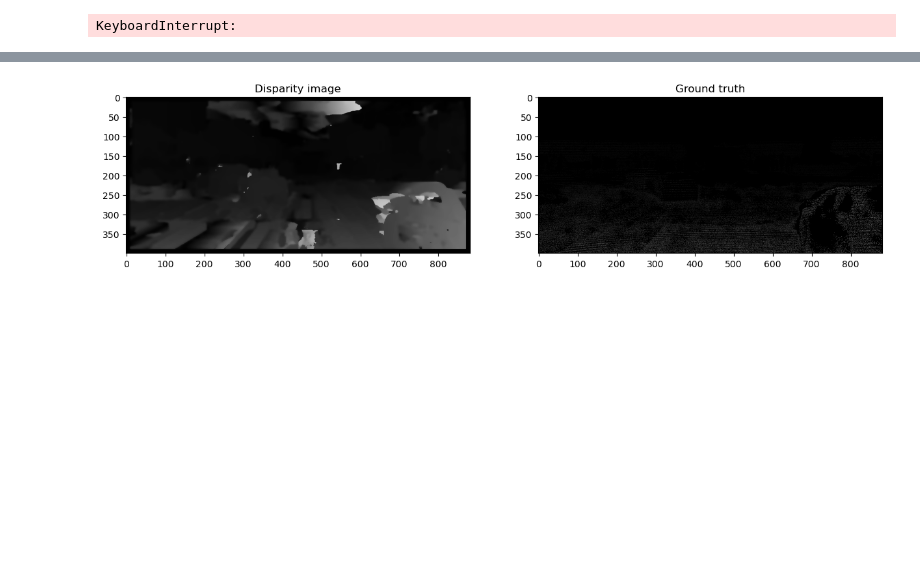
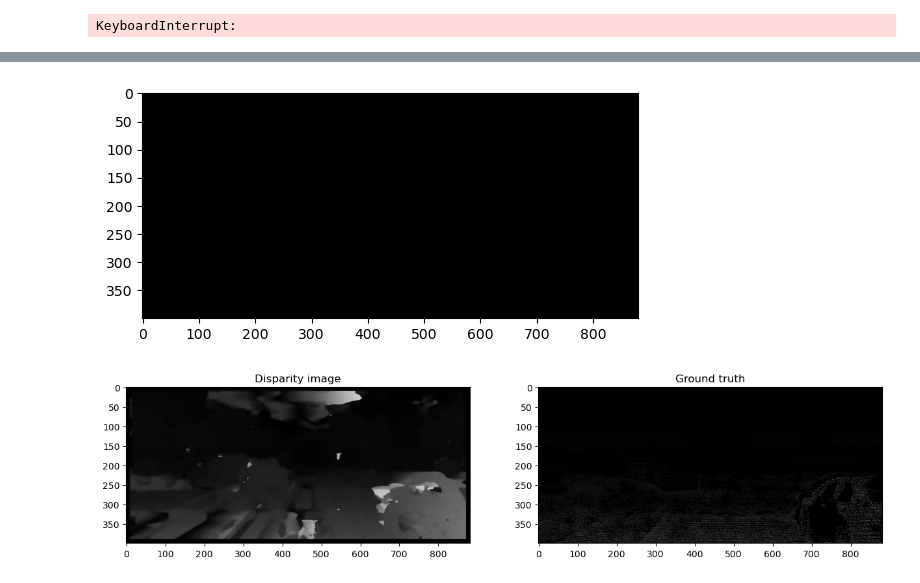
Before and after one commit to Neva-Y/Disparity-Image, a Jupyter notebook: Final-Project.ipynb, the cells around one changed output, grey strips where cells are left out. Drawn from its saved outputs; the diff is of its cells as text; code cells hidden in the pictures; blank space fills up the shorter version.

```diff
--- a/Final-Project.ipynb
+++ b/Final-Project.ipynb
@@ -310,3 +310,70 @@ plt.imshow(calc_disp2, cmap='gray', vmin=0, vmax=255)
+# %%
+# Optisations using parrallel computing plotting of the disparity map
+
+from multiprocessing import Pool
+import concurrent.futures
+h,w = img_l_grey.shape
+calc_disp2 = np.zeros((h,w))
+boundary_size = 10
+neighbourhood_l = 200
+nighbourhood_r = 50
+step_size = 1
+measure = "NCC"
+
+def compute_disparity_for_row(row_index):
+    print(row_index)
+    row = img_l_grey[row_index]
+
+    for col_index_left in range(boundary_size, len(row)-boundary_size, step_size):
+
+        centre_l = [row_index, col_index_left]
+
+        min_l_x = centre_l[1] - boundary_size
+        max_l_x = centre_l[1] + boundary_size
+
+        min_l_y = centre_l[0] - boundary_size
+        max_l_y = centre_l[0] + boundary_size
+
+        patch_l = img_l_grey[min_l_y:max_l_y, min_l_x:max_l_x]
+
+        # Take horizontal window to search, ensuring values don't exceed bounds
+        min_bound = max(col_index_left-neighbourhood_l, boundary_size)
+        max_bound = min(col_index_left+nighbourhood_r, len(row)-boundary_size)
+
+        # Indices of all column centres to check
+        col_centres = np.arange(min_bound,max_bound)
+
+        # Generate arrays for each column centre in steps of 1 using the boundary size, each having 2*boundary_size elements
+        col_linspace = np.int32(np.transpose(np.linspace(col_centres-boundary_size, col_centres+boundary_size, 2*boundary_size)))
+
+        # Generate right patch using the constant rows in loop iteration and column arrays, transpose to get correct shape
+        patch_r = np.transpose(img_r_grey[min_l_y:max_l_y, col_linspace], (1,0,2))
+
+        # Choose distance measure to generate disparity map
+        if measure == "NCC":
+            norm_corr = np.sum(patch_l*patch_r, axis=(1,2))/(np.linalg.norm(patch_l)*np.linalg.norm(patch_r, axis=(1,2)))
+            min_col_index = np.argmax(norm_corr) + min_bound - 1
+            calc_disp2[row_index][col_index_left] = abs(min_col_index - col_index_left)
+
+        elif measure == "SSD":
+            error = np.sum((patch_l-patch_r)**2, axis=(1,2))
+            min_col_index = np.argmin(error) + min_bound - 1
+            calc_disp2[row_index][col_index_left] = abs(min_col_index - col_index_left)
+
+    return ("LDKJSF")
+
+def main():
+    with concurrent.futures.ProcessPoolExecutor() as executor:
+        row_index = [i for i in range(boundary_size, len(img_l_grey)-boundary_size, step_size)]
+        results = executor.map(compute_disparity_for_row, row_index)
+
+if __name__ == '__main__':
+    main()
+    plt.imshow(calc_disp2, cmap='gray', vmin=0, vmax=255)
+
+# plt.imshow(calc_disp2, cmap='gray', vmin=0, vmax=255)
+# %% [output]
+[figure, added]
 # %%
 # Implement bilateral filter - edge preserving
 blur = cv2.bilateralFilter(np.uint8(calc_disp2),10,40,40)
```
Also changed, not shown: parts of 5 cells of this notebook, 2 other files.
